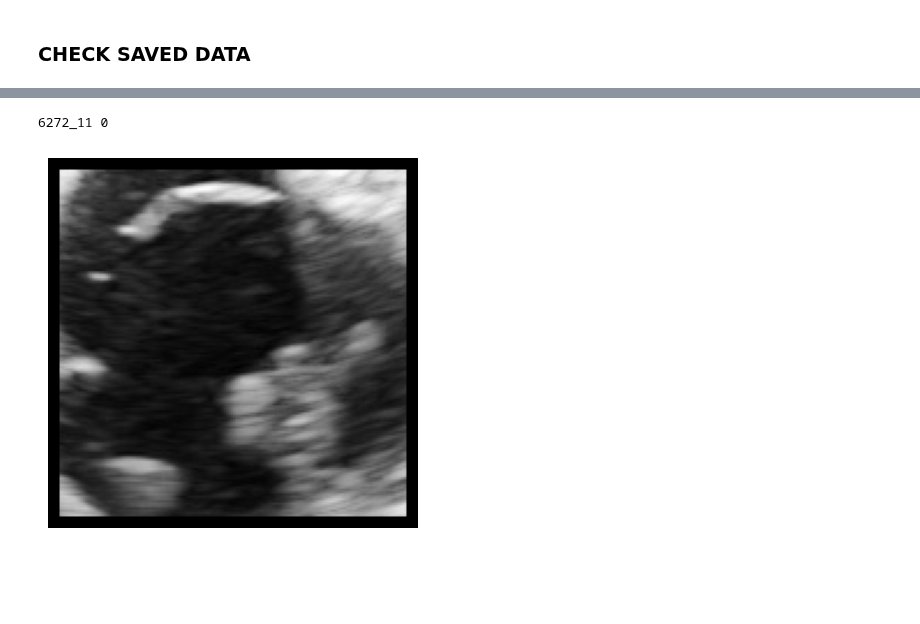
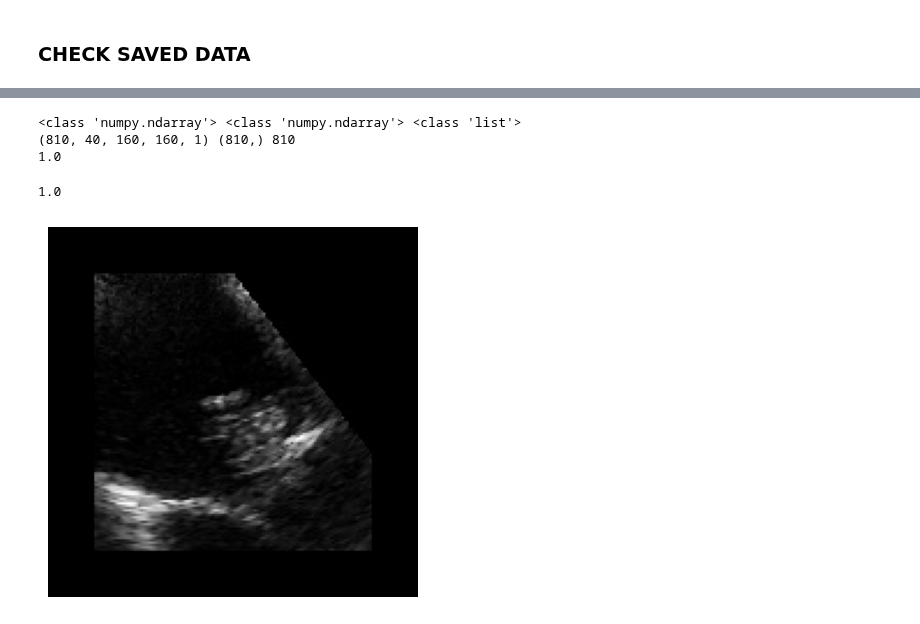
Before and after one commit to DanPinGar/python-machine-learning, a Jupyter notebook: emboendo_ML/embo_CNN_lab/data_2_CNN.ipynb, the cells around one changed output, grey strips where cells are left out. Saved outputs shown, nothing was run; the diff lists cells and outputs as text; code cells hidden in the pictures; blank space fills up the shorter version.

```diff
--- a/emboendo_ML/embo_CNN_lab/data_2_CNN.ipynb
+++ b/emboendo_ML/embo_CNN_lab/data_2_CNN.ipynb
@@ -167,0 +184,6 @@ rec_check_ls=np.take(rec_check_ls, idx_permut)
+# %%
+if data_augmentation:
+
+    Y_train = np.concatenate((Y_train, aug_Y_train))
+    X_train=np.concatenate((X_train, aug_X_train), axis=0)
+    recs=recs+aug_recs
@@ -168,6 +195,5 @@ rec_check_ls=np.take(rec_check_ls, idx_permut)
 # %%
-save_trains=[X_train,Y_train]
-
+save_trains=[X_train,Y_train,recs]
 with open(pkl_train_p, 'wb') as pikle_file:
 
         pickle.dump(save_trains, pikle_file)
@@ -203,11 +209,25 @@ print(rec_check_ls)
-# %%
-saved_rec_check='6272_11'
-idx_check=list(rec_check_ls).index(saved_rec_check)
-
-print(rec_check_ls[idx_check],Y_train[idx_check])
-# %% [output]
-6272_11 0
+# %%
+with open(pkl_train_p, 'rb') as pikle_file:
+
+    save_trains= pickle.load(pikle_file)
+
+x_train,y_train =  save_trains[0],save_trains[1]
+recs=save_trains[2]
+# %%
+print(type(x_train),type(y_train),type(recs))
+print(x_train.shape,y_train.shape,len(recs))
+print(np.max(x_train))
+# %% [output]
+<class 'numpy.ndarray'> <class 'numpy.ndarray'> <class 'list'>
+(810, 40, 160, 160, 1) (810,) 810
+1.0
+# %%
+rec_elm='I70'
+idx=recs.index(rec_elm)
+Y_train[idx]
+# %% [output]
+1.0
 # %%
-fig_lib.vid_show(X_train[idx_check],t_btw_frm=t_btw_frm)
+fig_lib.vid_show(X_train[idx],t_btw_frm=t_btw_frm)
 # %% [output]
-[figure, old version]
+[figure, new version]
```
Also changed, not shown: parts of 13 cells of this notebook, 4 other files.
